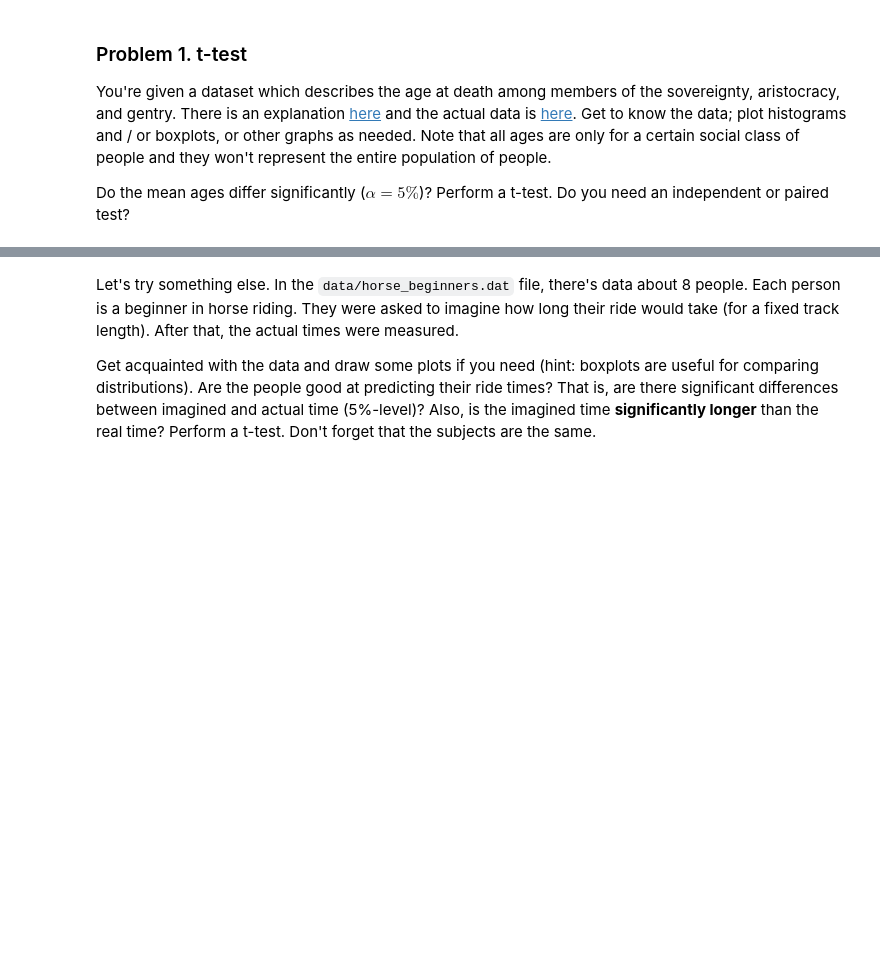
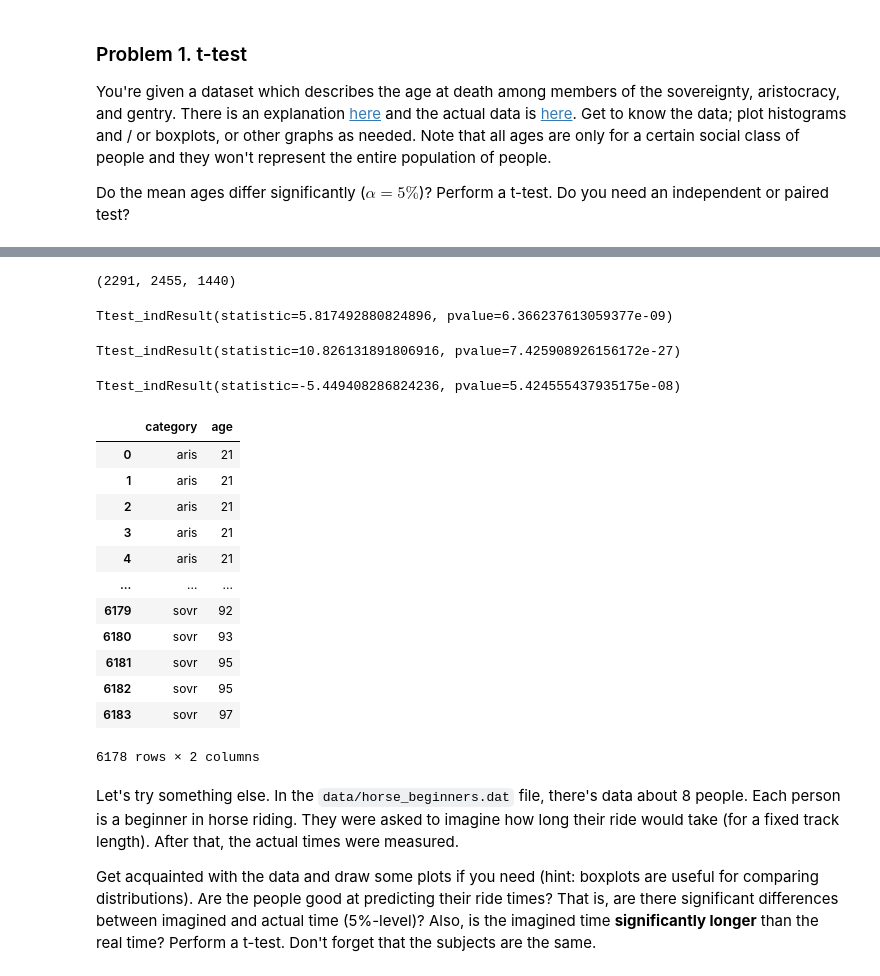
Before and after one commit to Kiril-Lazarov/Artificial-Intelligence, a Jupyter notebook: Math concepts/Hypothesis Testing Exercise.ipynb, the cells around one changed output, grey strips where cells are left out. Drawn from its saved outputs; the diff is of its cells as text; code cells hidden in the pictures; blank space fills up the shorter version.

```diff
--- a/Math concepts/Hypothesis Testing Exercise.ipynb
+++ b/Math concepts/Hypothesis Testing Exercise.ipynb
@@ -25,3 +85,37 @@ Do the mean ages differ significantly ($\alpha = 5\%$)? Perform a t-test. Do you
+# %%
+len(aris), len(gent), len(sovr)
+# %% [output]
+(2291, 2455, 1440)
+# %%
+st.ttest_ind(aris, gent, equal_var = False)
+# %% [output]
+Ttest_indResult(statistic=5.817492880824896, pvalue=6.366237613059377e-09)
+# %%
+st.ttest_ind(aris, sovr, equal_var = False)
+# %% [output]
+Ttest_indResult(statistic=10.826131891806916, pvalue=7.425908926156172e-27)
+# %%
+st.ttest_ind(sovr, gent, equal_var = False)
+# %% [output]
+Ttest_indResult(statistic=-5.449408286824236, pvalue=5.424555437935175e-08)
+# %%
+adults = ages[ages["age"] >= 20]
+# %%
+adults
+# %% [output]
+|  | category | age |
+| 0 | aris | 21 |
+| 1 | aris | 21 |
+| 2 | aris | 21 |
+| 3 | aris | 21 |
+| 4 | aris | 21 |
+| ... | ... | ... |
+| 6179 | sovr | 92 |
+| 6180 | sovr | 93 |
+| 6181 | sovr | 95 |
+| 6182 | sovr | 95 |
+| 6183 | sovr | 97 |
+6178 rows × 2 columns
 # %% [markdown]
 Let's try something else. In the `data/horse_beginners.dat` file, there's data about 8 people. Each person is a beginner in horse riding. They were asked to imagine how long their ride would take (for a fixed track length). After that, the actual times were measured.
 
```
Also changed, not shown: parts of 16 cells of this notebook.
